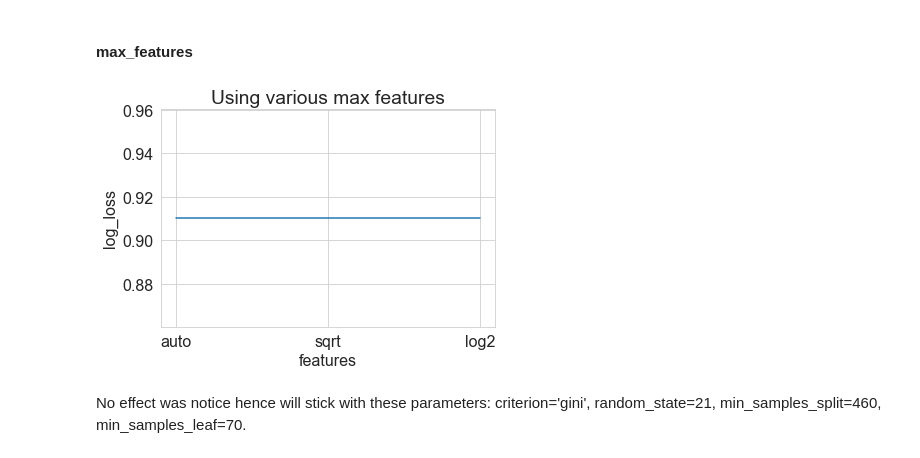
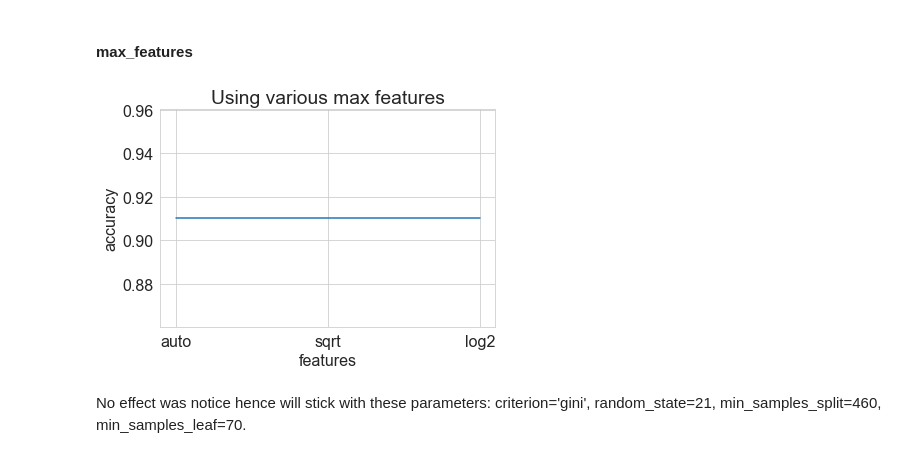
Before and after one commit to IainMosima/Tanzania-water-point-status-prediction-project, a Jupyter notebook: notebooks/5decision-tree-classifier.ipynb, the cells around one changed output. Cells and saved outputs as stored; diff of their text form; code cells hidden in the pictures.

```diff
--- a/notebooks/5decision-tree-classifier.ipynb
+++ b/notebooks/5decision-tree-classifier.ipynb
@@ -89,13 +89,13 @@ I will continue with the gini criterion since it scored the highest recall score
 #### min_samples_split
 # %%
 splits = np.arange(10, 100, 20)
-log_loss_means = []
+accuracy_means = []
 
 for split in splits:
     dtc_model = DecisionTreeClassifier(criterion='gini', random_state=21, min_samples_split=split)
-    log_loss_means.append( cross_val_score(dtc_model, X_train, y_train, scoring='accuracy').mean() )
+    accuracy_means.append( cross_val_score(dtc_model, X_train, y_train, scoring='accuracy').mean() )
 
-plt.plot(splits, log_loss_means)
+plt.plot(splits, accuracy_means)
 plt.xlabel('splits')
 plt.xticks(splits)
 plt.ylabel('Accuracy')
@@ -109,13 +109,13 @@ An increase in the number of min sample splits results in detoriating the model
 #### min_samples_leaf
 # %%
 samples = np.arange(40,160,20)
-log_loss_means = []
+accuracy_means = []
 
 for sample in samples:
     dtc_model = DecisionTreeClassifier(criterion='gini', random_state=21,  min_samples_leaf=sample)
-    log_loss_means.append( cross_val_score(dtc_model, X_train, y_train, scoring='accuracy').mean() )
+    accuracy_means.append( cross_val_score(dtc_model, X_train, y_train, scoring='accuracy').mean() )
 
-plt.plot(samples, log_loss_means)
+plt.plot(samples, accuracy_means)
 plt.xlabel('min samples leaf')
 plt.xticks(samples)
 plt.ylabel('Accuracy')
@@ -129,13 +129,13 @@ An increase in the number of min sample leafs results in detoriating the model h
 #### max_depth
 # %%
 depths = np.arange(200,470,20)
-log_loss_means = []
+accuracy_means = []
 
 for depth in depths:
     dtc_model = DecisionTreeClassifier(criterion='gini', random_state=21, max_depth=depth)
-    log_loss_means.append( cross_val_score(dtc_model, X_train, y_train, scoring='accuracy').mean() )
+    accuracy_means.append( cross_val_score(dtc_model, X_train, y_train, scoring='accuracy').mean() )
 
-plt.plot(depths, log_loss_means)
+plt.plot(depths, accuracy_means)
 plt.xlabel('Depths')
 plt.ylabel('Accuracy')
 plt.title('Using various max depths')
@@ -148,20 +148,20 @@ Max depth has no effect.
 #### max_features
 # %%
 features = ['auto', 'sqrt', 'log2']
-log_loss_means = []
+accuracy_means = []
 
 for feature in features:
     dtc_model = DecisionTreeClassifier(criterion='gini', random_state=21, max_features=feature)
-    log_loss_means.append( cross_val_score(dtc_model, X_train, y_train, scoring='accuracy').mean() )
+    accuracy_means.append( cross_val_score(dtc_model, X_train, y_train, scoring='accuracy').mean() )
 
-plt.plot(features, log_loss_means)
+plt.plot(features, accuracy_means)
 plt.xlabel('features')
-plt.ylabel('log_loss')
+plt.ylabel('accuracy')
 plt.xticks(features)
 plt.title('Using various max features')
 plt.show()
 # %% [output]
-[figure, old version]
+[figure, new version]
 # %% [markdown]
 No effect was notice hence will stick with these parameters: criterion='gini', random_state=21, min_samples_split=460, min_samples_leaf=70.
 # %% [markdown]
```
